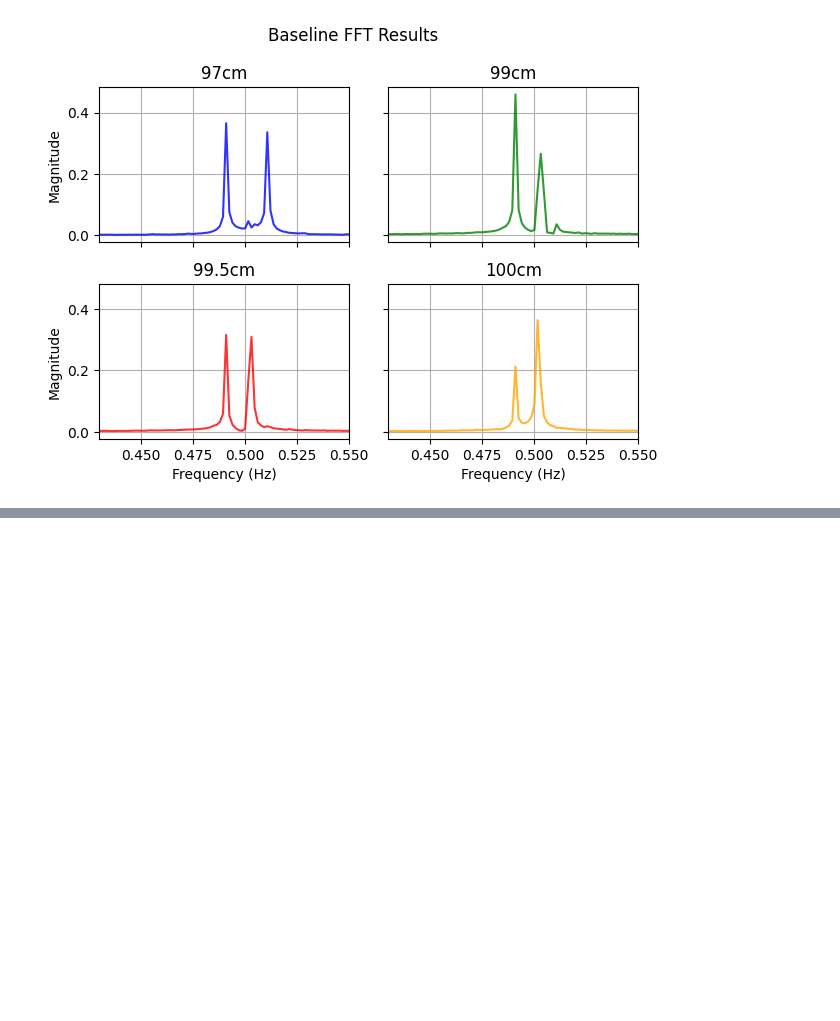
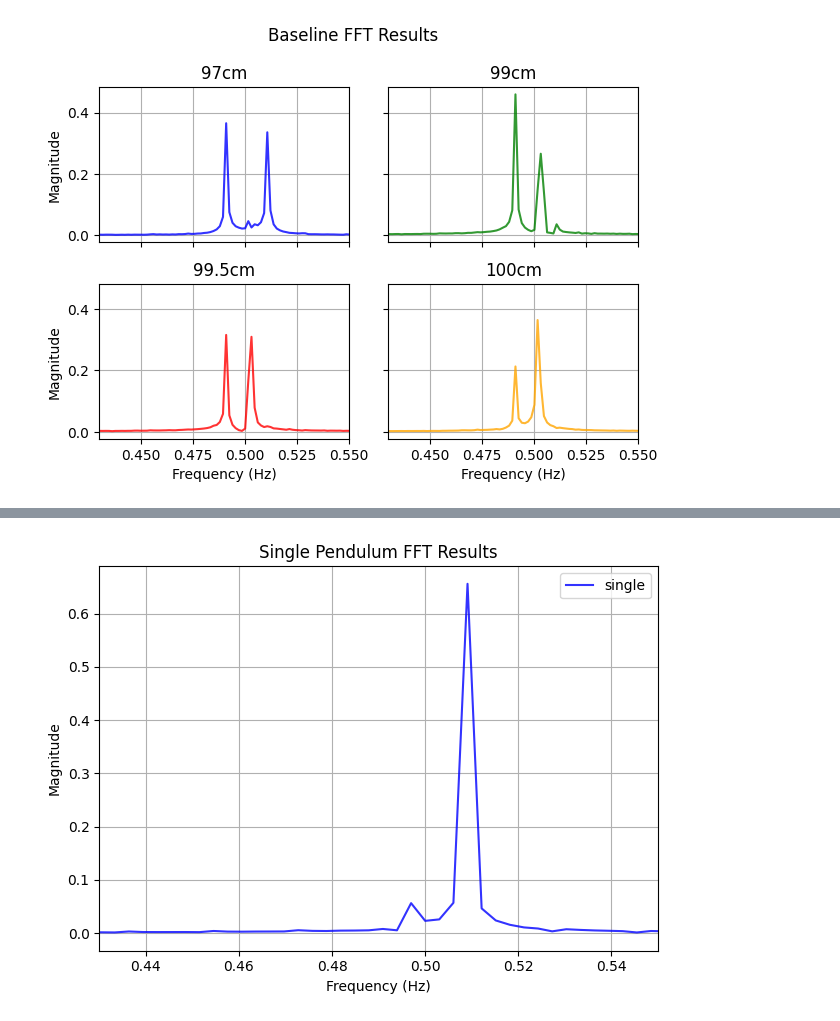
Before and after one commit to kij1n/physics-data-analysis, a Jupyter notebook: sessions/salvaging-project.ipynb, the cells around one changed output, grey strips where cells are left out. Drawn from its saved outputs; the diff is of its cells as text; code cells hidden in the pictures; blank space fills up the shorter version.

```diff
--- a/sessions/salvaging-project.ipynb
+++ b/sessions/salvaging-project.ipynb
@@ -69,0 +98,10 @@ plt.show()
+# %%
+single_pendulum_fit.perform_fft()
+plot_fft_results_all(
+    single_pendulum_fit.fft_results,
+    title="Single Pendulum FFT Results",
+    labels=single_pendulum.labels,
+)
+plt.show()
+# %% [output]
+[figure, added]
```
Also changed, not shown: parts of 4 cells of this notebook, 5 other files.
